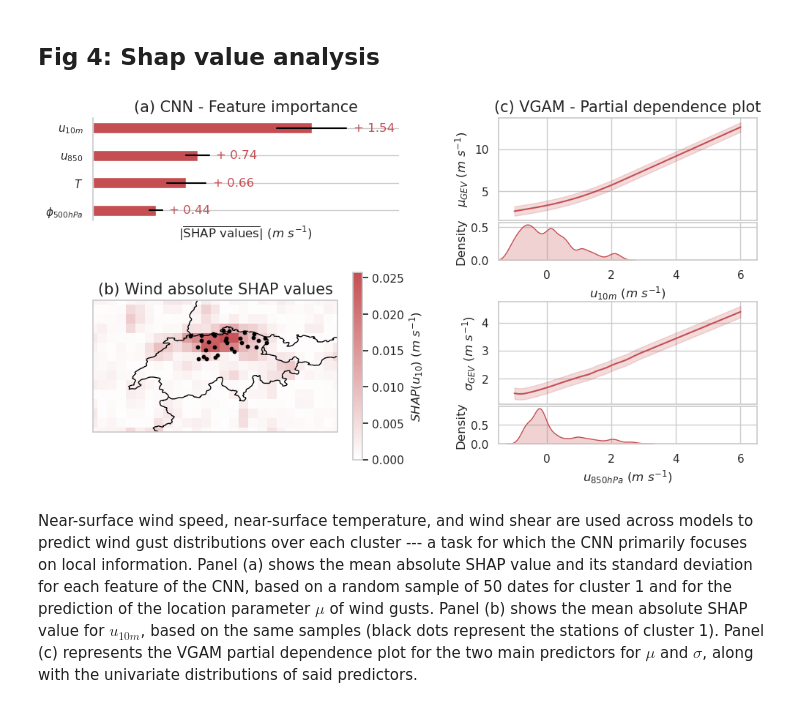
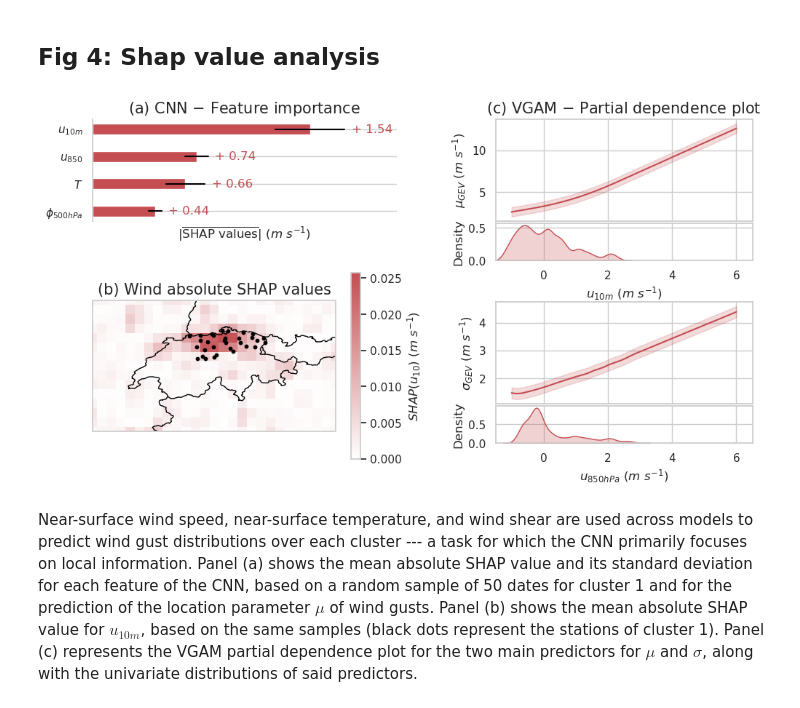
Before and after one commit to AntLrc/ConvectiveThunderstormWindGust_ML, a Jupyter notebook: figures.ipynb, the cells around one changed output. Drawn from its saved outputs; the diff is of its cells as text; code cells hidden in the pictures.

```diff
--- a/figures.ipynb
+++ b/figures.ipynb
@@ -57,7 +57,7 @@ crps_icon = pickle.load(open('./data/crps_icon.pkl', 'rb'))
 
 crps_pangu_era5 = pickle.load(open('./data/crps_pangu_era5.pkl', 'rb'))
 
-crpss_max_winds = pickle.load(open('./data/crps_max_winds.pkl', 'rb'))
+crpss_max_winds = pickle.load(open('./data/crpss_max_winds.pkl', 'rb'))
 
 shap_ds = xr.open_dataset('./data/shap_ds.nc')
 lons, lats = pickle.load(open('./data/cluster_0.pkl', 'rb'))
@@ -367,7 +367,7 @@ plt.xlim(0, 2.15)
 plt.xlabel(r"$|\overline{\text{SHAP values}}| \text{ (}m\ s^{-1}\text{)}$")
 # add the value of each bar at the right tip of the bar
 plt.yticks(range(len(shapspatial)), [r"$\phi_{500hPa}$", r"$T$", r"$u_{850}$", r"$u_{10m}$"] )
-plt.title("(a) CNN - Feature importance", fontsize = 15)
+plt.title("(a) CNN $-$ Feature importance", fontsize = 15)
 plt.gca().spines['top'].set_visible(False)
 plt.gca().spines['right'].set_visible(False)
 plt.gca().spines['bottom'].set_visible(False)
@@ -410,37 +410,37 @@ plt.fill_between(
 )
 plt.xlim(-1.5,6.5)
 plt.ylabel(r"$\mu_{GEV}$ ($m\ s^{-1}$)")
-plt.title("(c) VGAM - Partial dependence plot", fontsize = 15)
+plt.title("(c) VGAM $-$ Partial dependence plot", fontsize = 15)
 
 ax = fig.add_subplot(gs[8:11,17:])
 sns.kdeplot(wind_dist, fill=True, color = sns.color_palette()[3])
 plt.xlim(-1.5,6.5)
 plt.xlabel(r"$u_{10m}$ ($m\ s^{-1}$)")
 
 ax = fig.add_subplot(gs[14:22,17:])
 plt.plot(wind_850hPa_grid, wind_850hPa_pdp, color = sns.color_palette()[3])
 plt.fill_between(
     wind_850hPa_grid,
     np.array(wind_850hPa_pdp) - np.array(wind_850hPa_std),  # Lower bound
     np.array(wind_850hPa_pdp) + np.array(wind_850hPa_std),  # Upper bound
     alpha=0.2,
     color = sns.color_palette()[3]
 )
 plt.xlim(-1.5,6.5)
 plt.ylabel(r"$\sigma_{GEV}$ ($m\ s^{-1}$)")
 
 ax = fig.add_subplot(gs[22:25,17:])
 sns.kdeplot(wind_850hPa_dist, fill=True, color = sns.color_palette()[3])
 plt.xlim(-1.5,6.5)
 plt.xlabel(r"$u_{850hPa}$ ($m\ s^{-1}$)")
 
 for ax in fig.get_axes():
     ax.tick_params(axis='both', labelsize=11)
 
 plt.savefig("./figures/fig4.pdf", bbox_inches = 'tight')
 plt.show()
 # %% [output]
-[figure, old version]
+[figure, new version]
 # %% [markdown]
 Near-surface wind speed, near-surface temperature, and wind shear are used across models to predict wind gust distributions over each cluster --- a task for which the CNN primarily focuses on local information. Panel (a) shows the mean absolute SHAP value and its standard deviation for each feature of the CNN, based on a random sample of 50 dates for cluster 1 and for the prediction of the location parameter $\mu$ of wind gusts. Panel (b) shows the mean absolute SHAP value for $u_{10m}$, based on the same samples (black dots represent the stations of cluster 1). Panel (c) represents the VGAM partial dependence plot for the two main predictors for $\mu$ and $\sigma$, along with the univariate distributions of said predictors.
 # %% [markdown]
```
Also changed, not shown: parts of 4 cells of this notebook, 12 other files.
